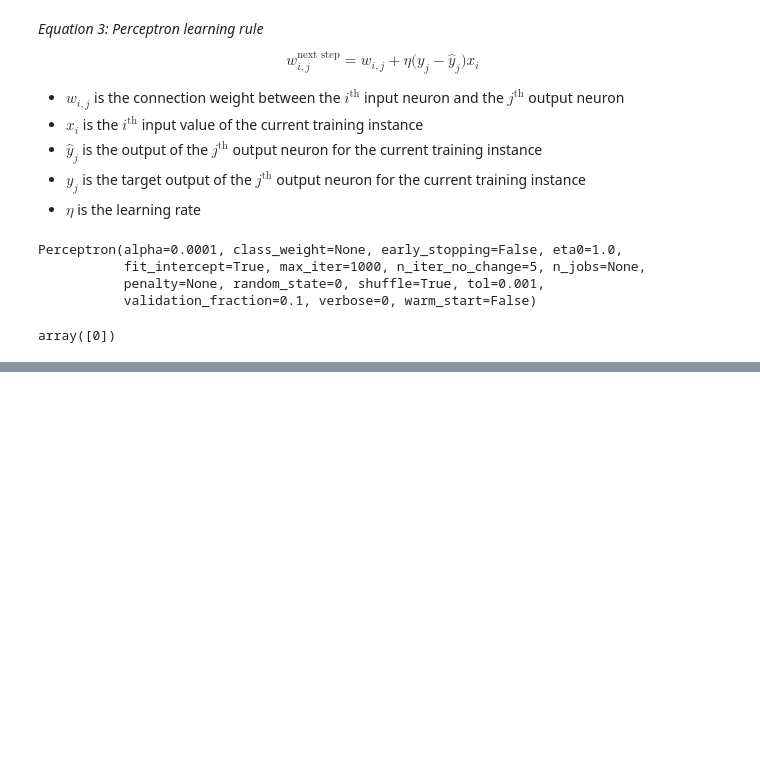
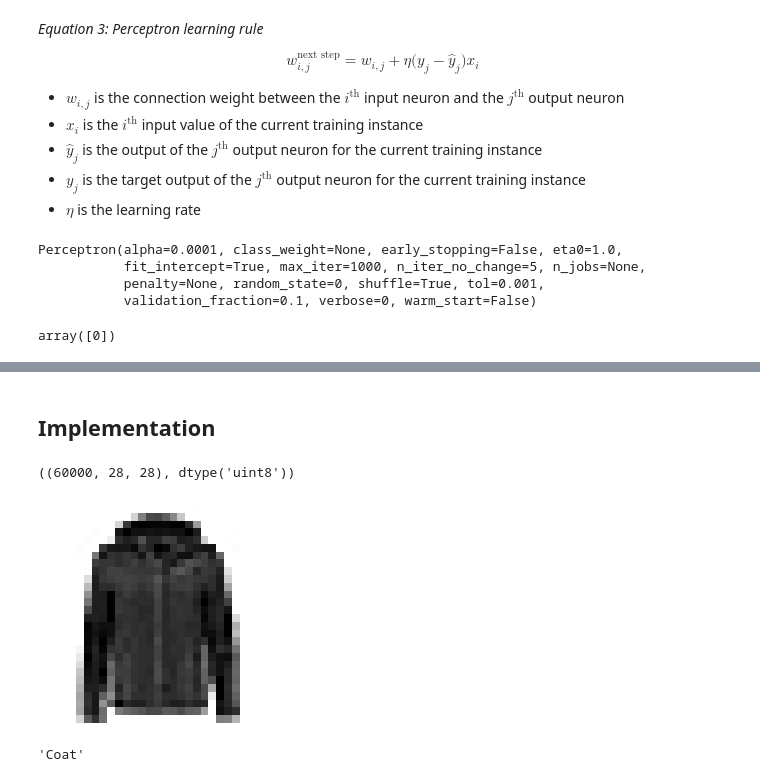
Before and after one commit to codywill/ml-sandbox, a Jupyter notebook: hands-on/Chapter 10 - Artificial Neural Networks.ipynb, the cells around one changed output, grey strips where cells are left out. Drawn from its saved outputs; the diff is of its cells as text; code cells hidden in the pictures; blank space fills up the shorter version.

Commit message:
Finished overview and started implementation notes

```diff
--- a/hands-on/Chapter 10 - Artificial Neural Networks.ipynb
+++ b/hands-on/Chapter 10 - Artificial Neural Networks.ipynb
@@ -82,0 +93,19 @@ array([0])
+# %% [markdown]
+## Implementation
+# %%
+import tensorflow as tf
+from tensorflow import keras
+
+# Use Fashion MNIST dataset
+fashion_mnist = keras.datasets.fashion_mnist
+
+# Split into test and train sets
+(X_train_full, y_train_full), (X_test, y_test) = fashion_mnist.load_data()
+# %%
+X_train_full.shape, X_train_full.dtype
+# %% [output]
+((60000, 28, 28), dtype('uint8'))
+# %%
+# Normalize, separate validation and train sets
+X_valid, X_train = X_train_full[:5000] / 255.0, X_train_full[5000:] / 255.0
+y_valid, y_train = y_train_full[:5000], y_train_full[5000:]
@@ -82,0 +126,12 @@ array([0])
+# %%
+import matplotlib.pyplot as plt
+
+plt.imshow(X_train[0], cmap="binary")
+plt.axis('off')
+plt.show()
+# %% [output]
+[figure, added]
+# %%
+class_names[y_train[0]]
+# %% [output]
+'Coat'
```
Also changed, not shown: parts of 12 cells of this notebook.
